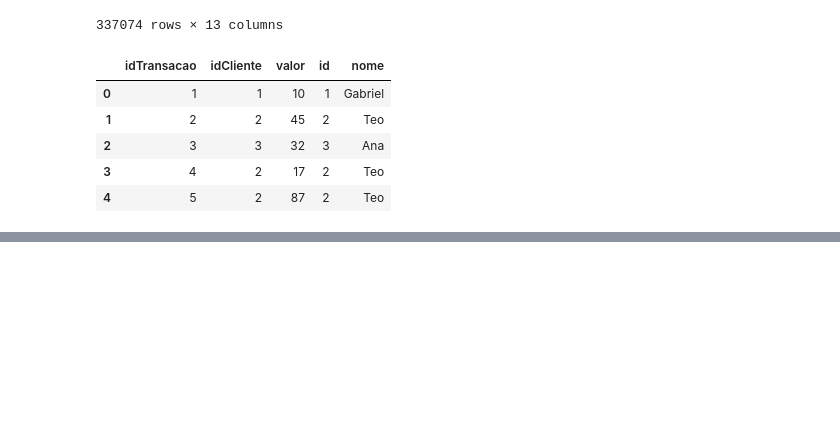
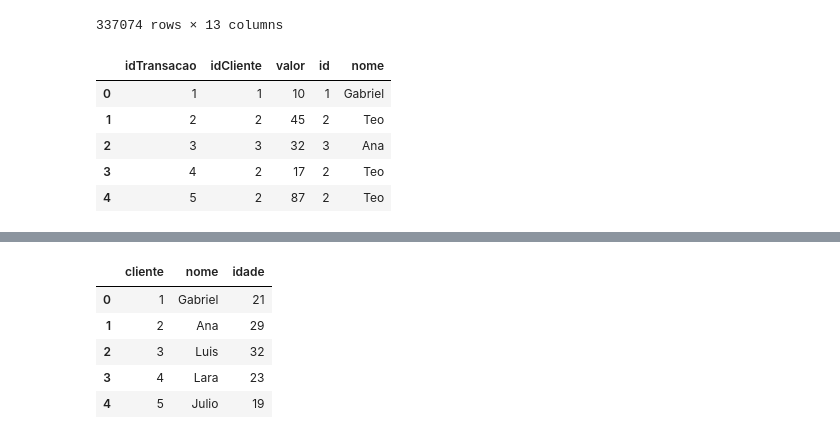
Before and after one commit to ga-lim/gabriel-estuda-dados, a Jupyter notebook: estudos-pandas/pandas_general.ipynb, the cells around one changed output, grey strips where cells are left out. Cells and saved outputs as stored; diff of their text form; code cells hidden in the pictures; blank space fills up the shorter version.

```diff
--- a/estudos-pandas/pandas_general.ipynb
+++ b/estudos-pandas/pandas_general.ipynb
@@ -1050,0 +1080,9 @@ df_m.merge(right=df_n,
+# %%
+pd.concat([teste_c1, teste_c3], axis=1)
+# %% [output]
+|  | cliente | nome | idade |
+| 0 | 1 | Gabriel | 21 |
+| 1 | 2 | Ana | 29 |
+| 2 | 3 | Luis | 32 |
+| 3 | 4 | Lara | 23 |
+| 4 | 5 | Julio | 19 |
```
Also changed, not shown: parts of 3 cells of this notebook.
